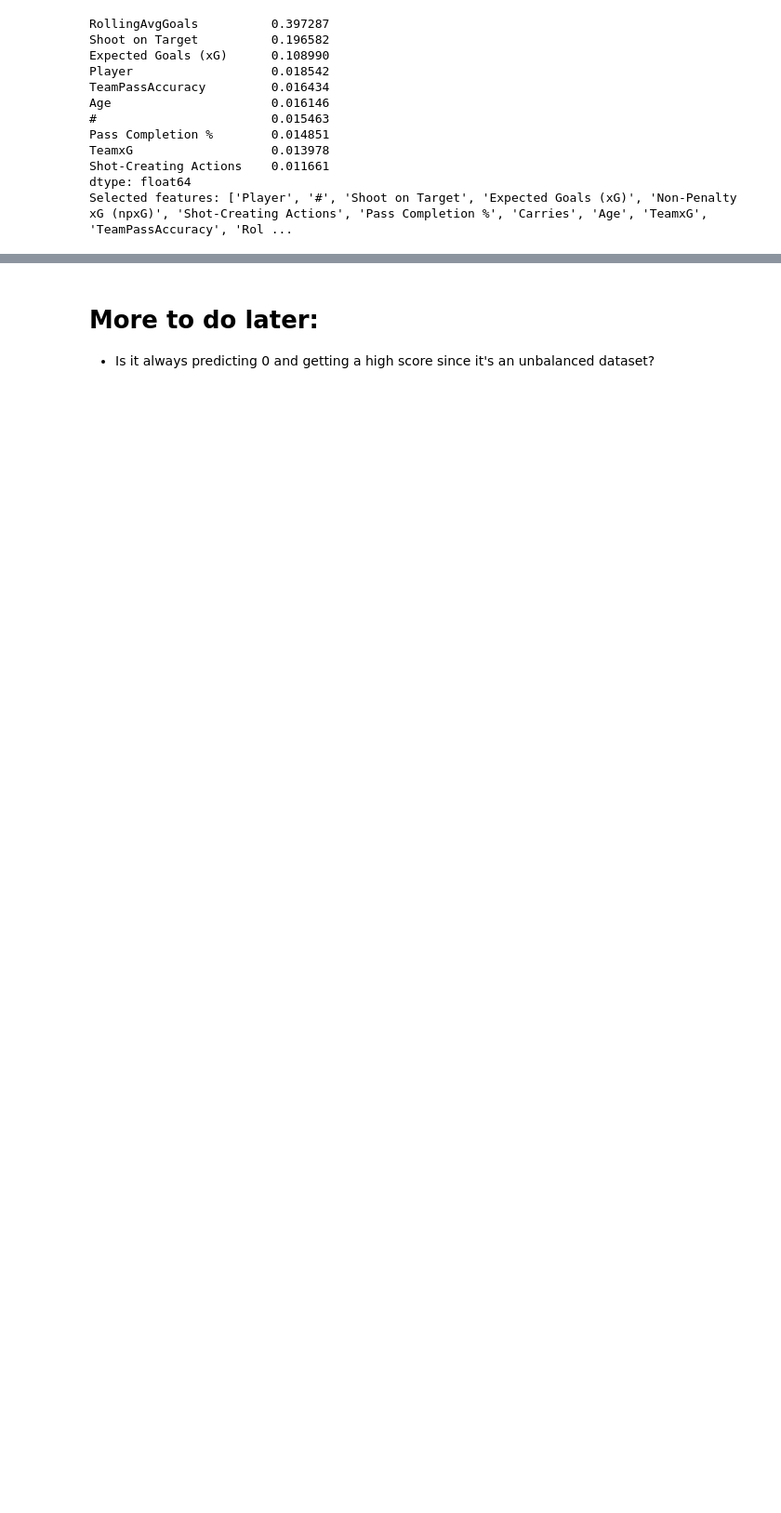
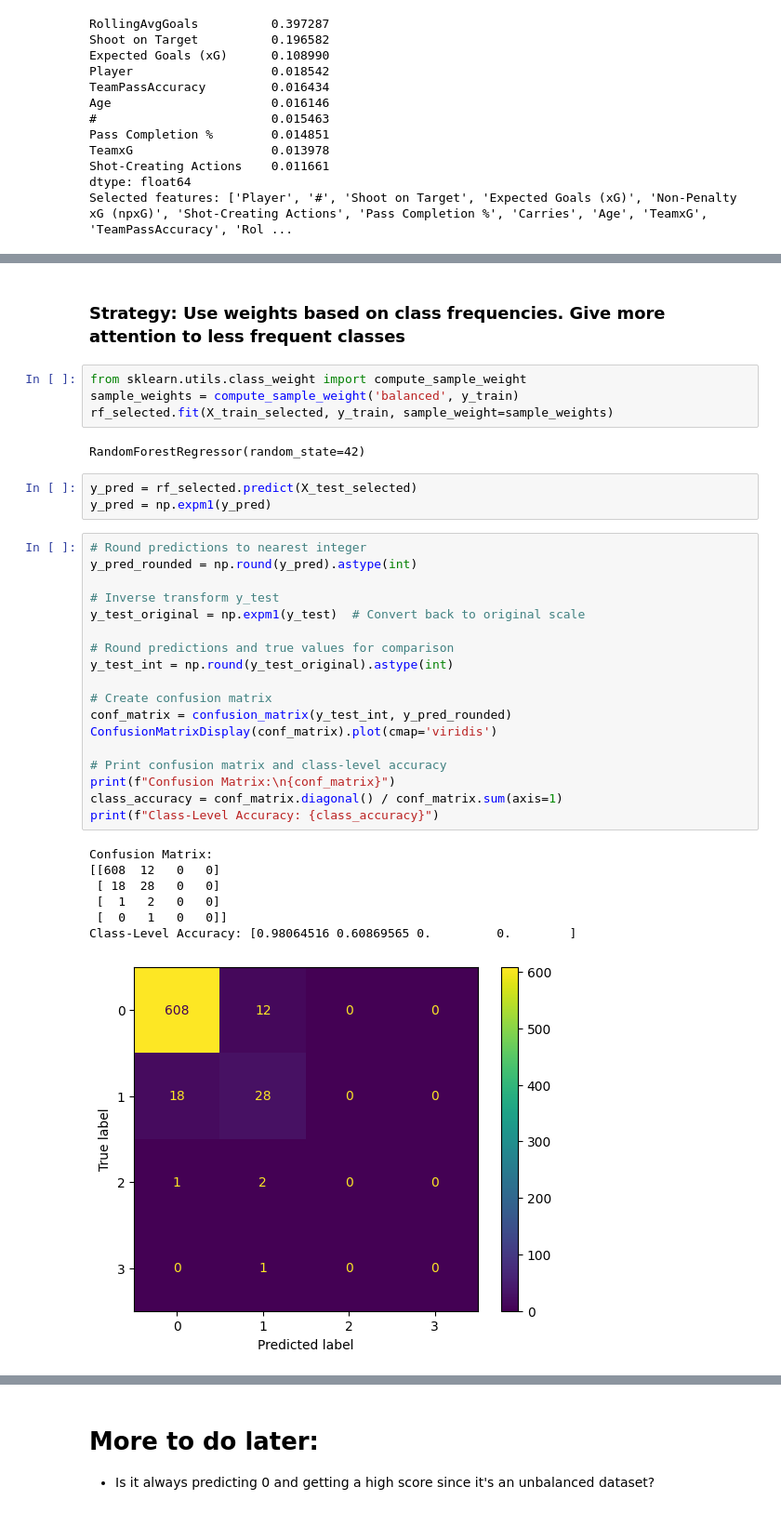
Before and after one commit to ericmckevitt/Premier-League-Goal-Prediction, a Jupyter notebook: prediction.ipynb, the cells around one changed output, grey strips where cells are left out. Shown: that part at 93% size. Cells and saved outputs as stored; diff of their text form; blank space fills up the shorter version.

Commit message:
added class weights to rf

```diff
--- a/prediction.ipynb
+++ b/prediction.ipynb
@@ -120,0 +234,37 @@ Mean Squared Error: 0.041105223880597015
+# %% [markdown]
+### Strategy: Use weights based on class frequencies. Give more attention to less frequent classes
+# %%
+from sklearn.utils.class_weight import compute_sample_weight
+sample_weights = compute_sample_weight('balanced', y_train)
+rf_selected.fit(X_train_selected, y_train, sample_weight=sample_weights)
+# %% [output]
+RandomForestRegressor(random_state=42)
+# %%
+y_pred = rf_selected.predict(X_test_selected)
+y_pred = np.expm1(y_pred)
+# %%
+# Round predictions to nearest integer
+y_pred_rounded = np.round(y_pred).astype(int)
+
+# Inverse transform y_test
+y_test_original = np.expm1(y_test)  # Convert back to original scale
+
+# Round predictions and true values for comparison
+y_test_int = np.round(y_test_original).astype(int)
+
+# Create confusion matrix
+conf_matrix = confusion_matrix(y_test_int, y_pred_rounded)
+ConfusionMatrixDisplay(conf_matrix).plot(cmap='viridis')
+
+# Print confusion matrix and class-level accuracy
+print(f"Confusion Matrix:\n{conf_matrix}")
+class_accuracy = conf_matrix.diagonal() / conf_matrix.sum(axis=1)
+print(f"Class-Level Accuracy: {class_accuracy}")
+# %% [output]
+Confusion Matrix:
+[[608  12   0   0]
+ [ 18  28   0   0]
+ [  1   2   0   0]
+ [  0   1   0   0]]
+Class-Level Accuracy: [0.98064516 0.60869565 0.         0.        ]
+[figure, added]
```
Also changed, not shown: parts of 23 cells of this notebook, 36 other files.
